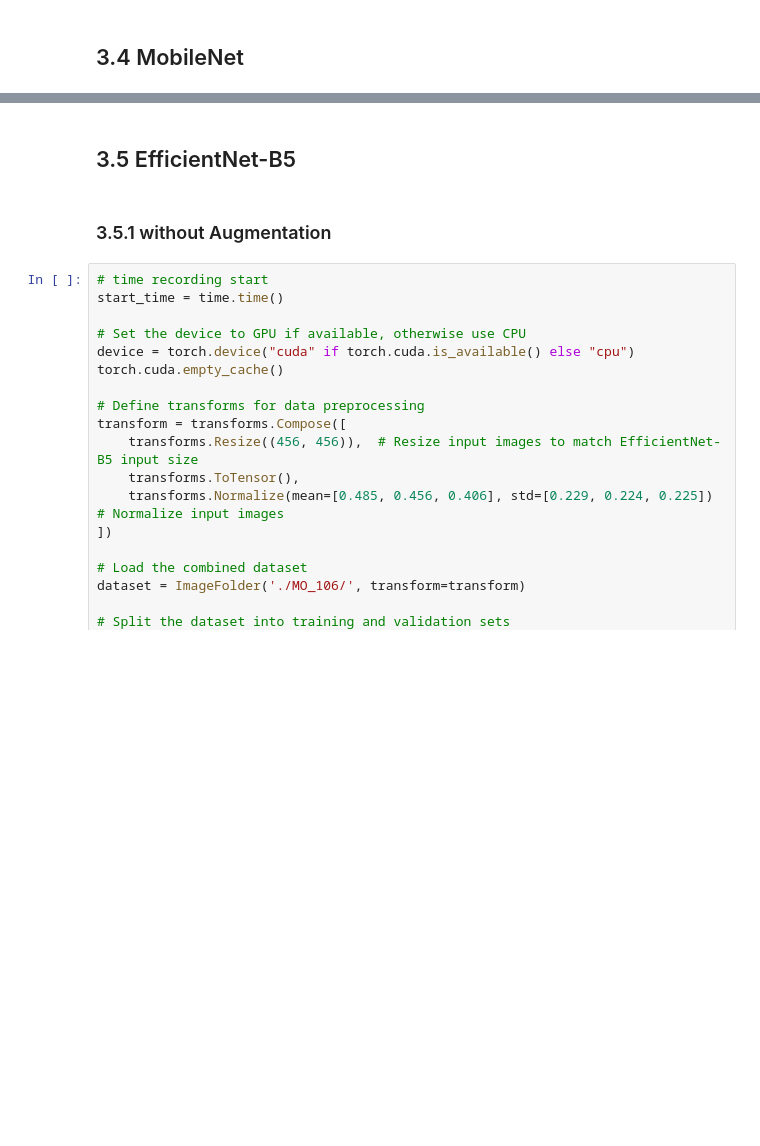
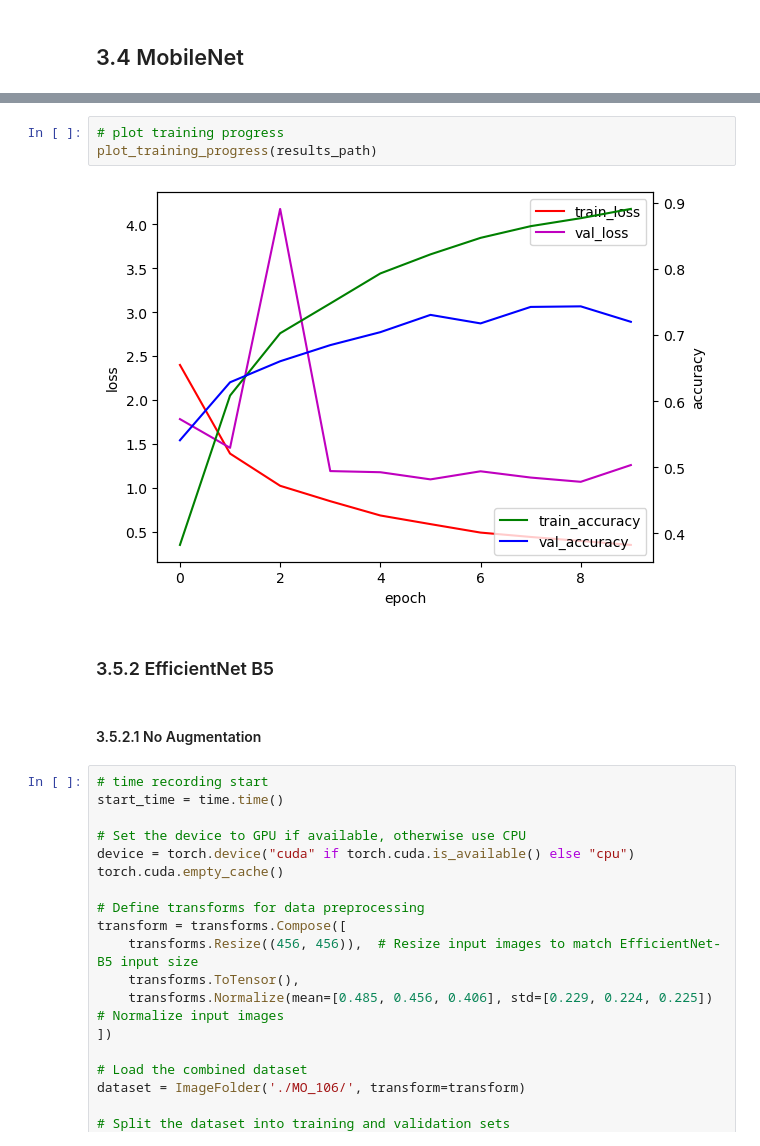
Before and after one commit to AlbertMP/MushroomSafe, a Jupyter notebook: model/MO106.ipynb, the cells around one changed output, grey strips where cells are left out. Cells and saved outputs as stored; diff of their text form; blank space fills up the shorter version.

```diff
--- a/model/MO106.ipynb
+++ b/model/MO106.ipynb
@@ -184,7 +488,12 @@ plot_training_progress(results_path)
+# %%
+# plot training progress
+plot_training_progress(results_path)
+# %% [output]
+[figure, added]
 # %% [markdown]
-## 3.5 EfficientNet-B5
+### 3.5.2 EfficientNet B5
 # %% [markdown]
-### 3.5.1 without Augmentation
+#### 3.5.2.1 No Augmentation
 # %%
 # time recording start
 start_time = time.time()
```
Also changed, not shown: parts of 10 cells of this notebook.
